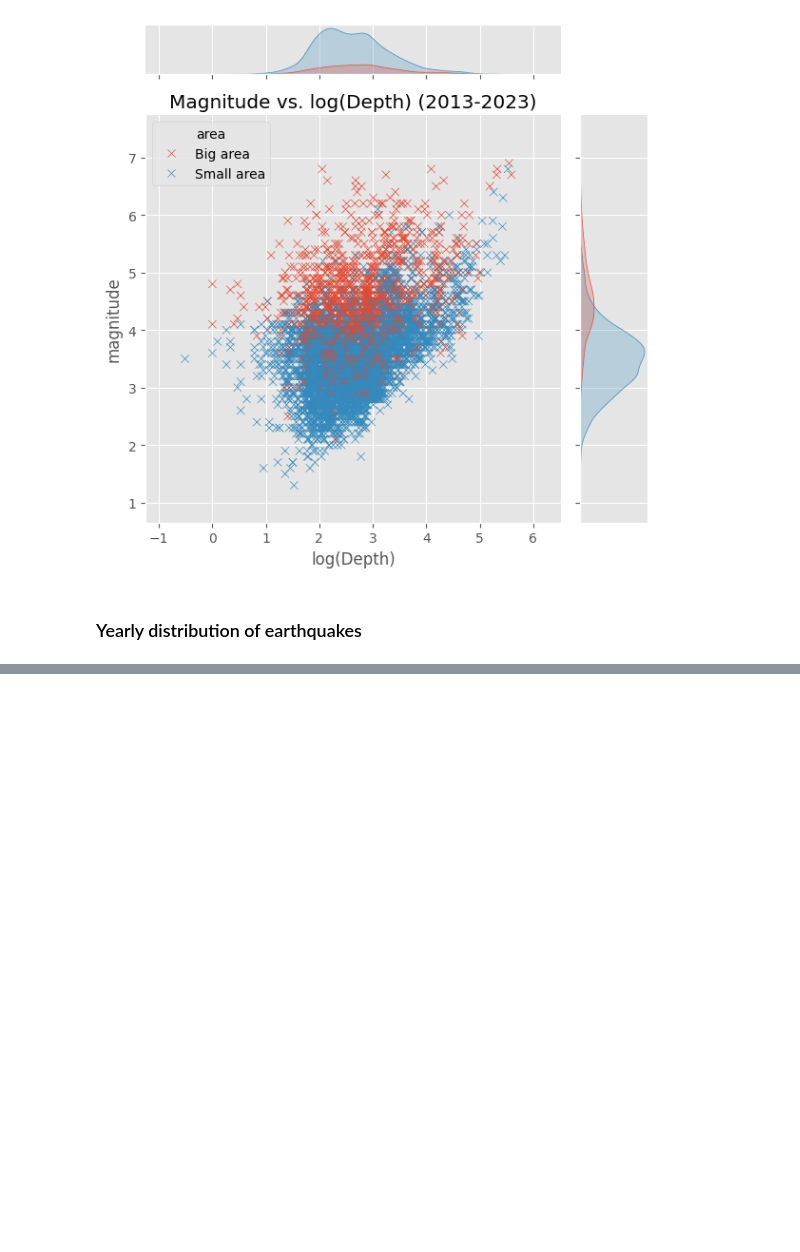
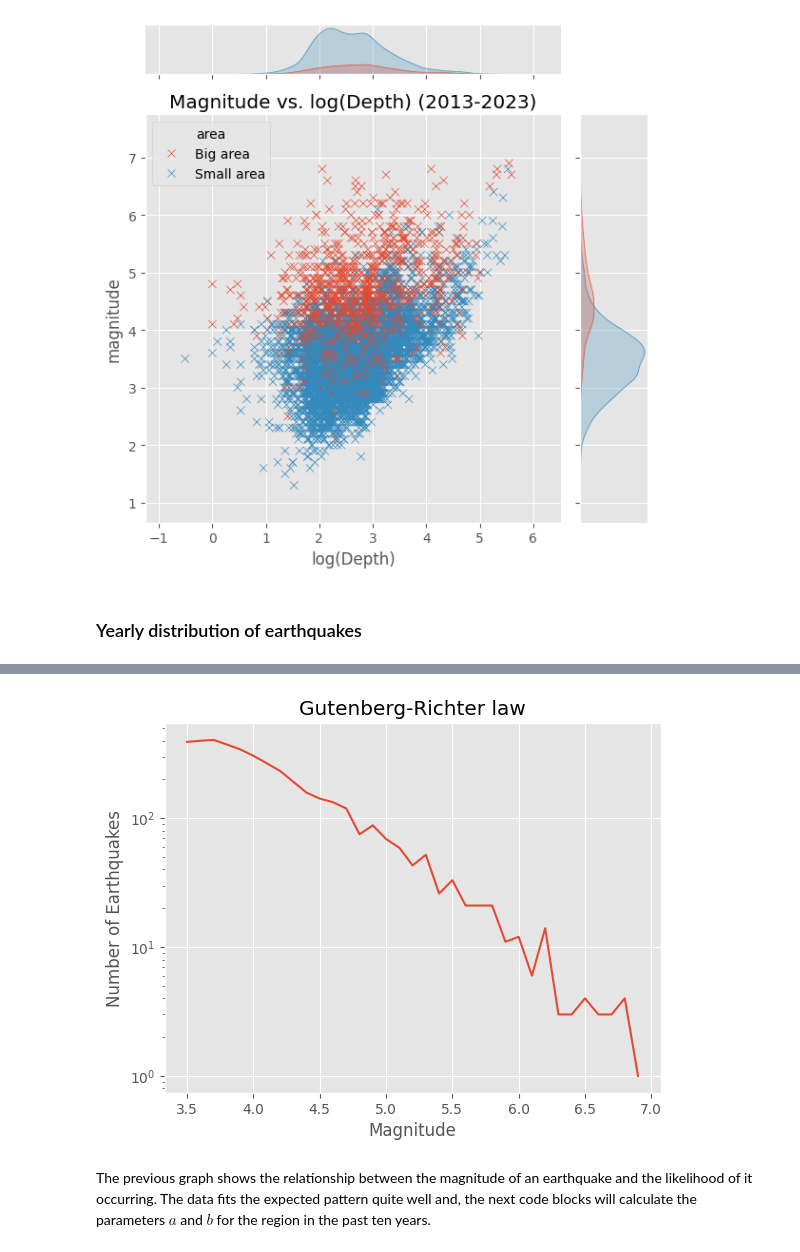
Before and after one commit to jiug/Taiwan-Earthquakes, a Jupyter notebook: earthquakes-taiwan.ipynb, the cells around one changed output, grey strips where cells are left out. Drawn from its saved outputs; the diff is of its cells as text; code cells hidden in the pictures; blank space fills up the shorter version.

```diff
--- a/earthquakes-taiwan.ipynb
+++ b/earthquakes-taiwan.ipynb
@@ -458,0 +476,14 @@ plt.show()
+# %%
+df[df['magnitude'] >= 3.5].groupby('magnitude')['magnitude'].count().plot()
+plt.yscale('log')
+plt.title('Gutenberg-Richter law')
+plt.ylabel('Number of Earthquakes')
+plt.xlabel('Magnitude')
+# plt.plot(x, np.exp(13.6390-1.9175*x), color='orange')
+# plt.xlim(3.5,7.5)
+# plt.ylim(1,1000)
+plt.show()
+# %% [output]
+[figure, added]
+# %% [markdown]
+The previous graph shows the relationship between the magnitude of an earthquake and the likelihood of it occurring. The data fits the expected pattern quite well and, the next code blocks will calculate the parameters $a$ and $b$ for the region in the past ten years.
```
Also changed, not shown: parts of 20 cells of this notebook, 2 other files.
